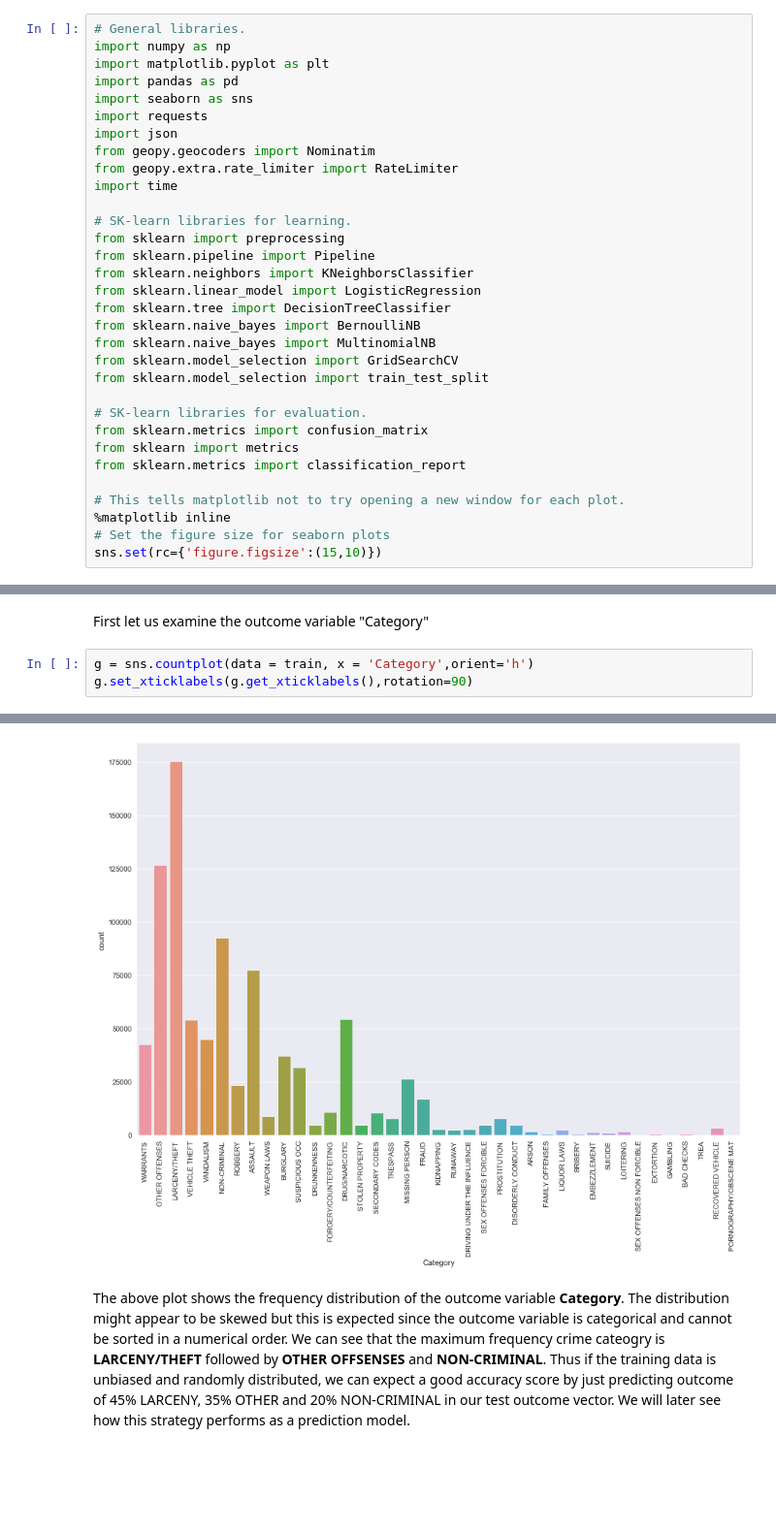
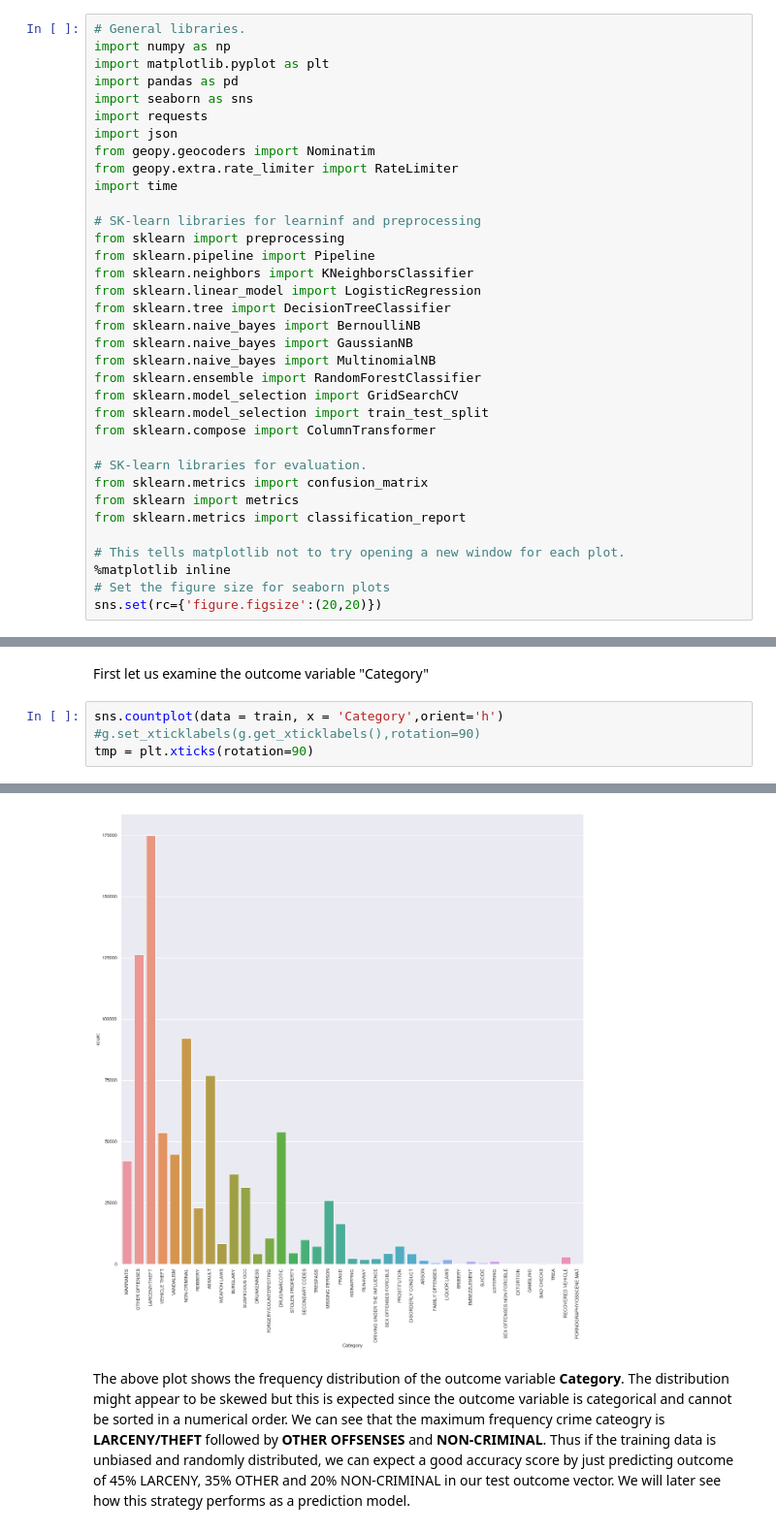
Before and after one commit to suhasgupta791/MIDS_W207_Final_Project, a Jupyter notebook: SuhasGupta_NehaKumar_BaselineSubmission_finalproject.ipynb, the cells around one changed output, grey strips where cells are left out. Shown at 97% size. Drawn from its saved outputs; the diff is of its cells as text; blank space fills up the shorter version.

```diff
--- a/SuhasGupta_NehaKumar_BaselineSubmission_finalproject.ipynb
+++ b/SuhasGupta_NehaKumar_BaselineSubmission_finalproject.ipynb
@@ -15,16 +15,19 @@ from geopy.geocoders import Nominatim
 from geopy.extra.rate_limiter import RateLimiter
 import time
 
-# SK-learn libraries for learning.
+# SK-learn libraries for learninf and preprocessing
 from sklearn import preprocessing
 from sklearn.pipeline import Pipeline
 from sklearn.neighbors import KNeighborsClassifier
 from sklearn.linear_model import LogisticRegression
 from sklearn.tree import DecisionTreeClassifier
 from sklearn.naive_bayes import BernoulliNB
+from sklearn.naive_bayes import GaussianNB
 from sklearn.naive_bayes import MultinomialNB
+from sklearn.ensemble import RandomForestClassifier
 from sklearn.model_selection import GridSearchCV
 from sklearn.model_selection import train_test_split
+from sklearn.compose import ColumnTransformer
 
 # SK-learn libraries for evaluation.
 from sklearn.metrics import confusion_matrix
@@ -34,7 +37,7 @@ from sklearn.metrics import classification_report
 # This tells matplotlib not to try opening a new window for each plot.
 %matplotlib inline
 # Set the figure size for seaborn plots
-sns.set(rc={'figure.figsize':(15,10)})
+sns.set(rc={'figure.figsize':(20,20)})
 # %% [markdown]
 We selected the SF Crime competition
 
@@ -119,6 +122,7 @@ None
 # %% [markdown]
 First let us examine the outcome variable "Category"
 # %%
-g = sns.countplot(data = train, x = 'Category',orient='h')
-g.set_xticklabels(g.get_xticklabels(),rotation=90)
+sns.countplot(data = train, x = 'Category',orient='h')
+#g.set_xticklabels(g.get_xticklabels(),rotation=90)
+tmp = plt.xticks(rotation=90)
 # %% [output]
@@ -142,4 +129,4 @@ g.set_xticklabels(g.get_xticklabels(),rotation=90)
-[figure, old version]
+[figure, new version]
 # %% [markdown]
 The above plot shows the frequency distribution of the outcome variable **Category**. The distribution might appear to be skewed but this is expected since the outcome variable is categorical and cannot be sorted in a numerical order. We can see that the maximum frequency crime cateogry is **LARCENY/THEFT** followed by **OTHER OFFSENSES** and **NON-CRIMINAL**. Thus if the training data is unbiased and randomly distributed, we can expect a good accuracy score by just predicting outcome of 45% LARCENY, 35% OTHER and 20% NON-CRIMINAL in our test outcome vector. We will later see how this strategy performs as a prediction model.
 # %% [markdown]
```
Also changed, not shown: parts of 38 cells of this notebook.
